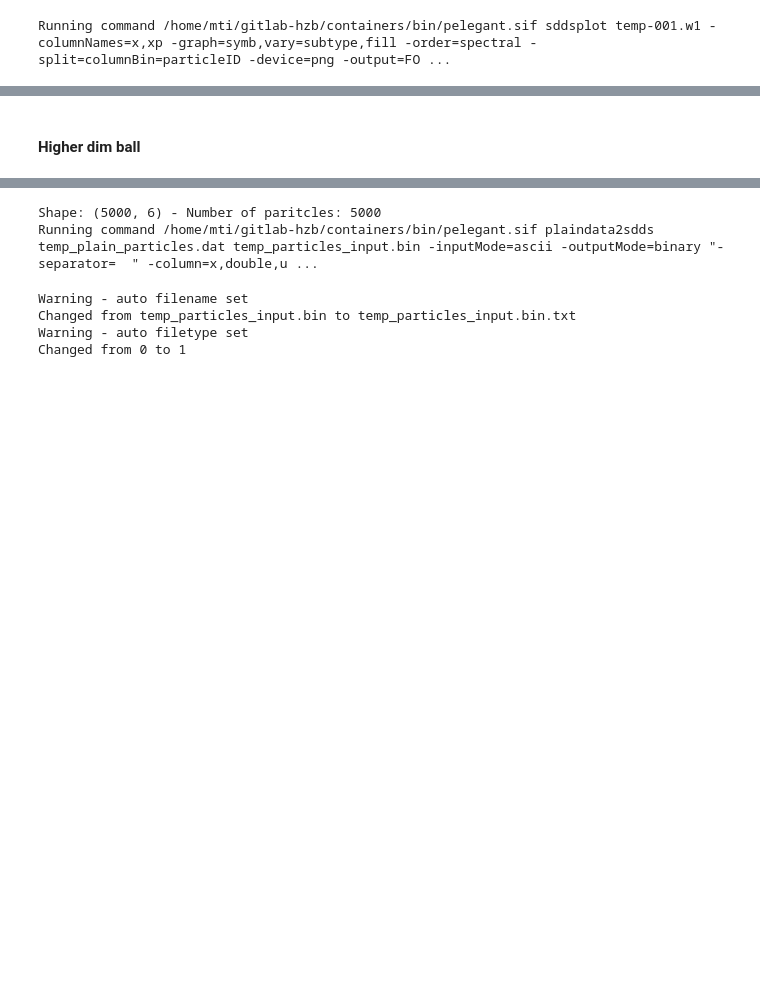
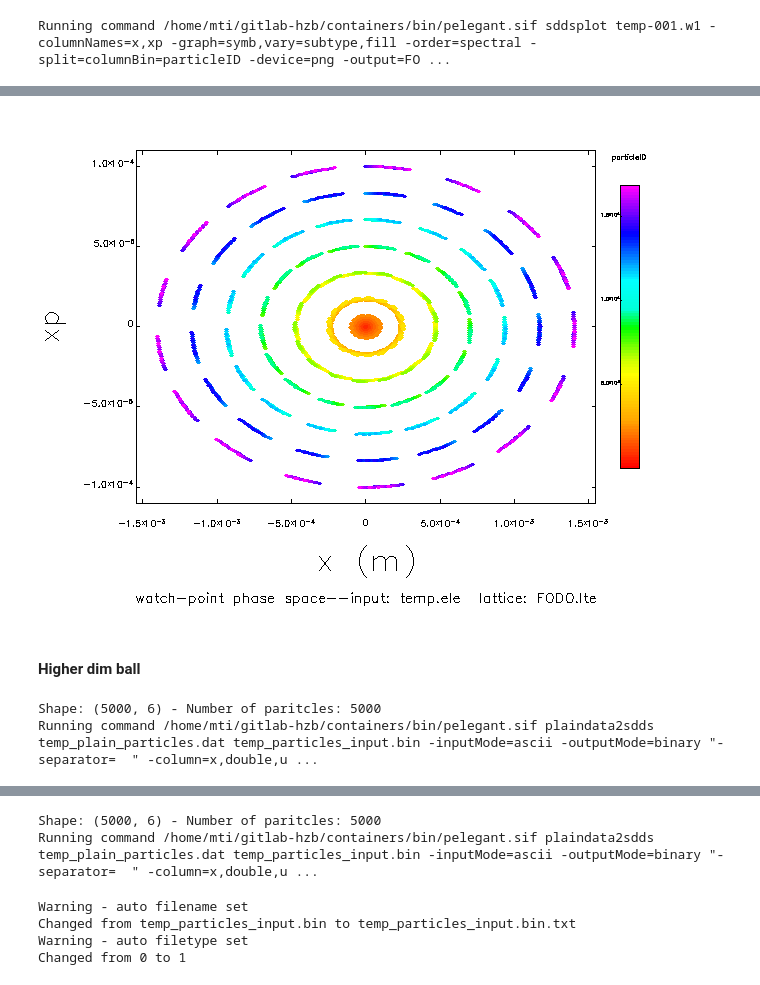
Before and after one commit to tomerten/PyElegantSDDS, a Jupyter notebook: docs/notebook/Tutorial_ElegantRun.ipynb, the cells around one changed output, grey strips where cells are left out. Cells and saved outputs as stored; diff of their text form; code cells hidden in the pictures; blank space fills up the shorter version.

```diff
--- a/docs/notebook/Tutorial_ElegantRun.ipynb
+++ b/docs/notebook/Tutorial_ElegantRun.ipynb
@@ -210,2 +222,22 @@ Running command /home/mti/gitlab-hzb/containers/bin/pelegant.sif sddsplot temp-0
+# %%
+Image(filename="FODO_multi_particle_rectangular.png")
+# %% [output]
+[figure, added]
 # %% [markdown]
 #### Higher dim ball
+# %%
+# generate rectangular coordinate input file - auto
+# if pcentralmev is not given the energy value in er.kwargs will be used
+er = ElegantRun(sif,lattice, parallel=True, use_beamline="FODO", energy=1700.00)
+er.generate_sdds_particle_inputfile(grid_type='spherical',
+                                    dim=6,
+                                    rmin=1e-6,
+                                    rmax=1e-4,
+                                    rsteps=5,
+                                    phisteps=10,
+                                    half=False, # True gives full first quadrant
+                                    pcentralmev=er.kwargs.get('energy'),
+                                   )
+# %% [output]
+Shape: (5000, 6) - Number of paritcles: 5000
+Running command /home/mti/gitlab-hzb/containers/bin/pelegant.sif plaindata2sdds temp_plain_particles.dat temp_particles_input.bin -inputMode=ascii -outputMode=binary "-separator=  " -column=x,double,u ...
```
Also changed, not shown: parts of 69 cells of this notebook, 24 other files.
